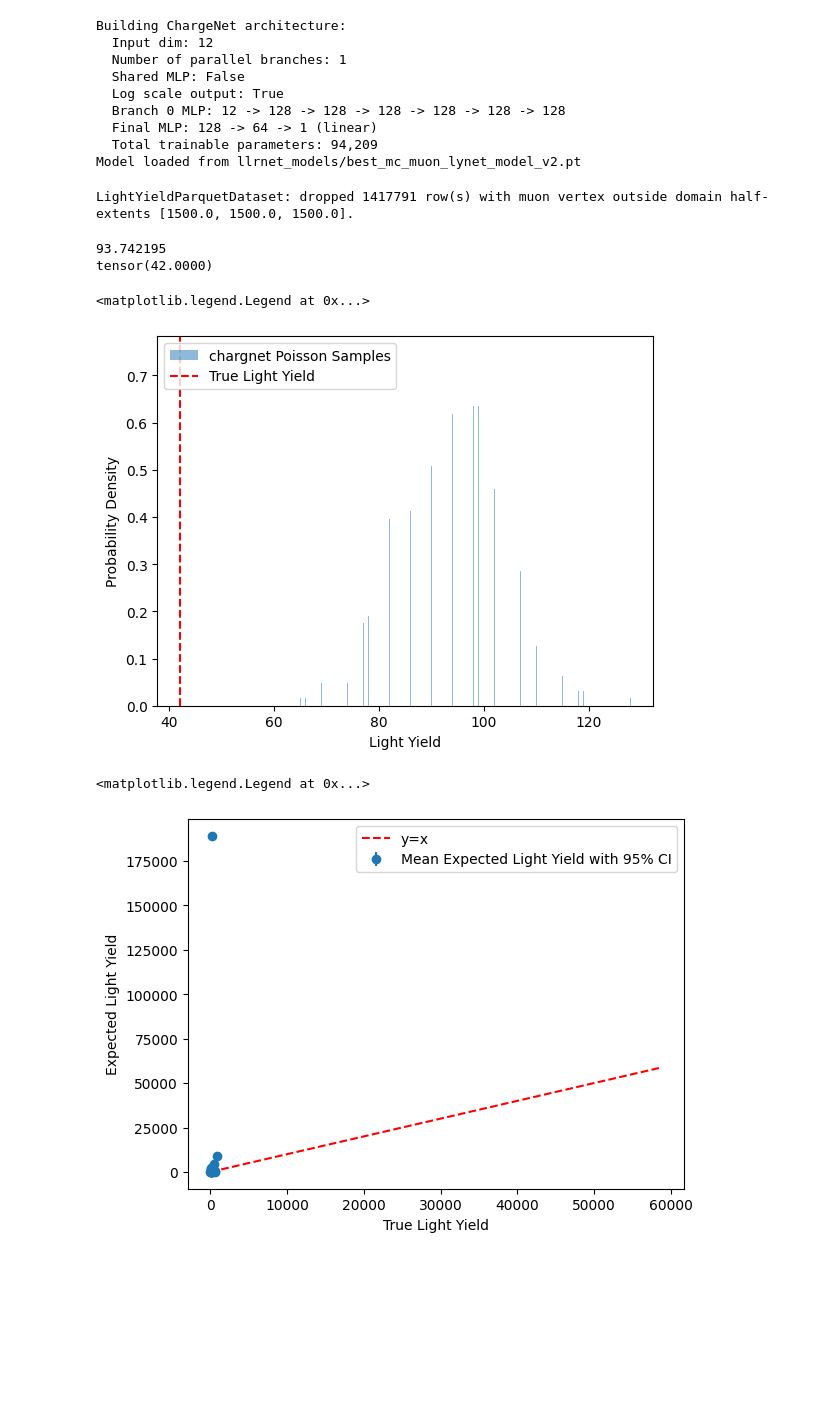
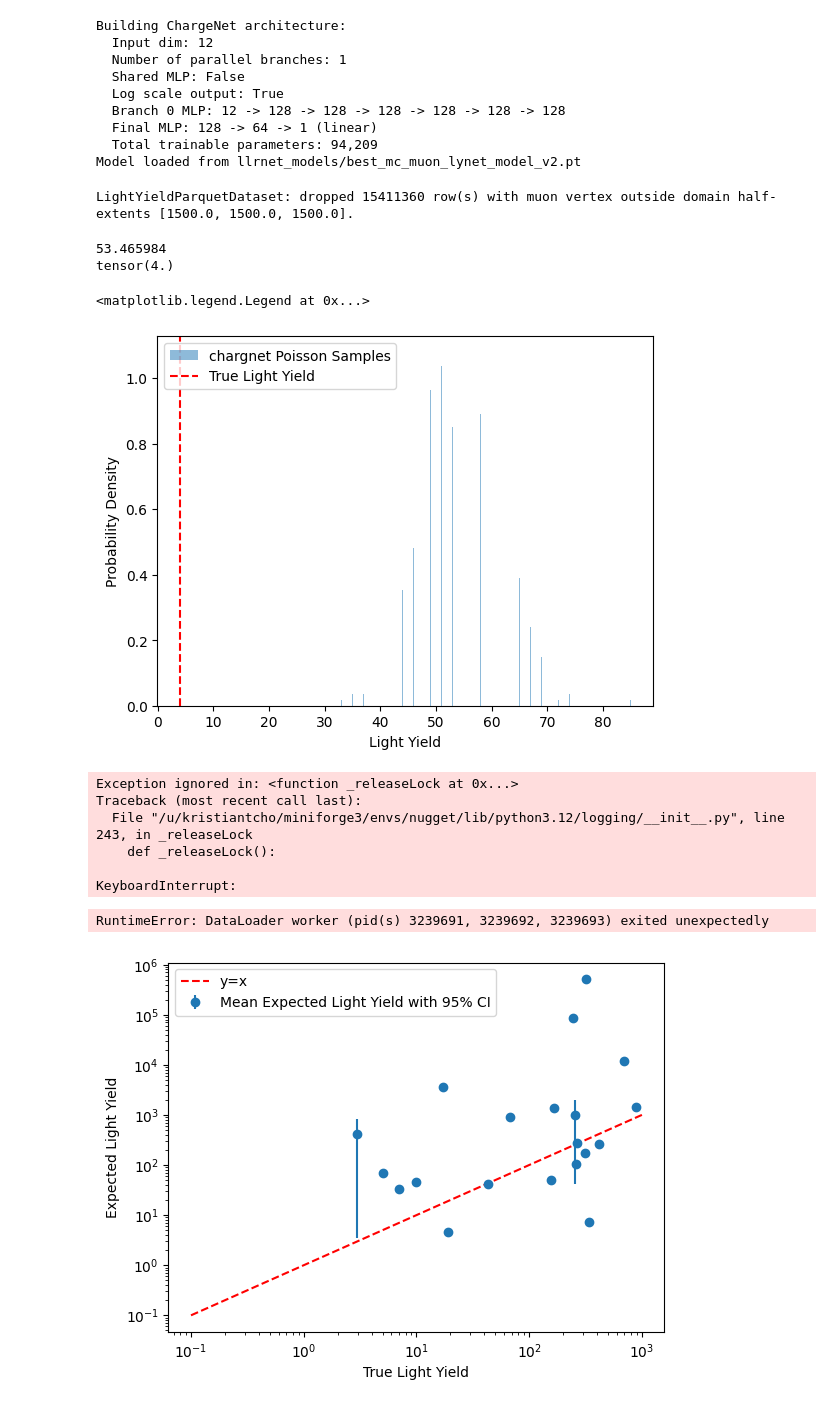
Before and after one commit to kristiantcho/nugget, a Jupyter notebook: nugget/examples/poisson_tests.ipynb, the cells around one changed output. Cells and saved outputs as stored; diff of their text form; code cells hidden in the pictures; blank space fills up the shorter version.

```diff
--- a/nugget/examples/poisson_tests.ipynb
+++ b/nugget/examples/poisson_tests.ipynb
@@ -311,8 +314,8 @@ Building ChargeNet architecture:
 Model loaded from llrnet_models/best_mc_muon_lynet_model_v2.pt
 # %%
 train_dataloader = chargenet.create_light_yield_parquet_dataloader(
-                # parquet_path = 'new_accepted_photons_ly_all.parquet',
-                parquet_path = './llrnet_models/mc_muon_lynet_v2_test_samples.parquet',
+                parquet_path = 'new_accepted_photons_ly_all.parquet',
+                # parquet_path = './llrnet_models/mc_muon_lynet_v2_test_samples.parquet',
                 geometry_csv_path= '../other/800_40_40_geom.csv',
                 num_samples_per_epoch=2048,
                 batch_size=32,
@@ -328,7 +331,7 @@ train_dataloader = chargenet.create_light_yield_parquet_dataloader(
                 filter_vertex_in_domain=True,
                 )
 # %% [output]
-LightYieldParquetDataset: dropped 1417791 row(s) with muon vertex outside domain half-extents [1500.0, 1500.0, 1500.0].
+LightYieldParquetDataset: dropped 15411360 row(s) with muon vertex outside domain half-extents [1500.0, 1500.0, 1500.0].
 # %%
 
 ind = np.random.randint(0, 100)
@@ -352,16 +355,16 @@ plt.xlabel('Light Yield')
 plt.ylabel('Probability Density')
 plt.legend()
 # %% [output]
-93.742195
-tensor(42.0000)
+53.465984
+tensor(4.)
 <matplotlib.legend.Legend at 0x...>
-[figure, old version]
+[figure, new version]
 # %%
 #plot the expected light yield vs the true light yield for 100 samples from the dataloader with 95% confidence intervals from binned true light yield values
 import pandas as pd
 expected_lys = []
 true_lys = []
-for i in range(100):
+for i in range(1000):
     features, ly = next(iter(train_dataloader))
     true_ly = 10**(ly*chargenet.log_charge_scale) - 1
     expected_ly = chargenet.predict(features)
@@ -369,18 +372,28 @@ for i in range(100):
     expected_lys.extend(expected_ly)
 plot_df = pd.DataFrame({'true_ly': true_lys, 'expected_ly': expected_lys})
 # bin the true light yield values into 20 bins and calculate the mean and 95% confidence intervals of the expected light yield values in each bin
+# %% [output]
+Exception ignored in: <function _releaseLock at 0x...>
+Traceback (most recent call last):
+  File "/u/kristiantcho/miniforge3/envs/nugget/lib/python3.12/logging/__init__.py", line 243, in _releaseLock
+    def _releaseLock():
+
+KeyboardInterrupt:
+RuntimeError: DataLoader worker (pid(s) 3239691, 3239692, 3239693) exited unexpectedly
 # %%
 # num_bins = 80
-num_bins = np.linspace(0, 1000, 100)
+bin_max = 1000
+num_bins = np.logspace(np.log10(0.1), np.log10(bin_max), 1000)
 bin_means = plot_df.groupby(pd.cut(plot_df['true_ly'], num_bins))['expected_ly'].median()
 bin_ci95_lo = plot_df.groupby(pd.cut(plot_df['true_ly'], num_bins))['expected_ly'].quantile(0.025)
 bin_ci95_hi = plot_df.groupby(pd.cut(plot_df['true_ly'], num_bins))['expected_ly'].quantile(0.975)
 bin_centers = [interval.mid for interval in bin_means.index]
 plt.errorbar(bin_centers, bin_means, yerr=[bin_means - bin_ci95_lo, bin_ci95_hi - bin_means], fmt='o', label='Mean Expected Light Yield with 95% CI')
-plt.plot([0, max(plot_df['true_ly'])], [0, max(plot_df['true_ly'])], 'r--', label='y=x')
+plt.plot([0.1, bin_max], [0.1, bin_max], 'r--', label='y=x')
 plt.xlabel('True Light Yield')
 plt.ylabel('Expected Light Yield')
 plt.legend()
+plt.yscale('log')
+plt.xscale('log')
 # %% [output]
-<matplotlib.legend.Legend at 0x...>
-[figure, old version]
+[figure, new version]
```
Also changed, not shown: parts of 1 cell of this notebook, 2 other files.
